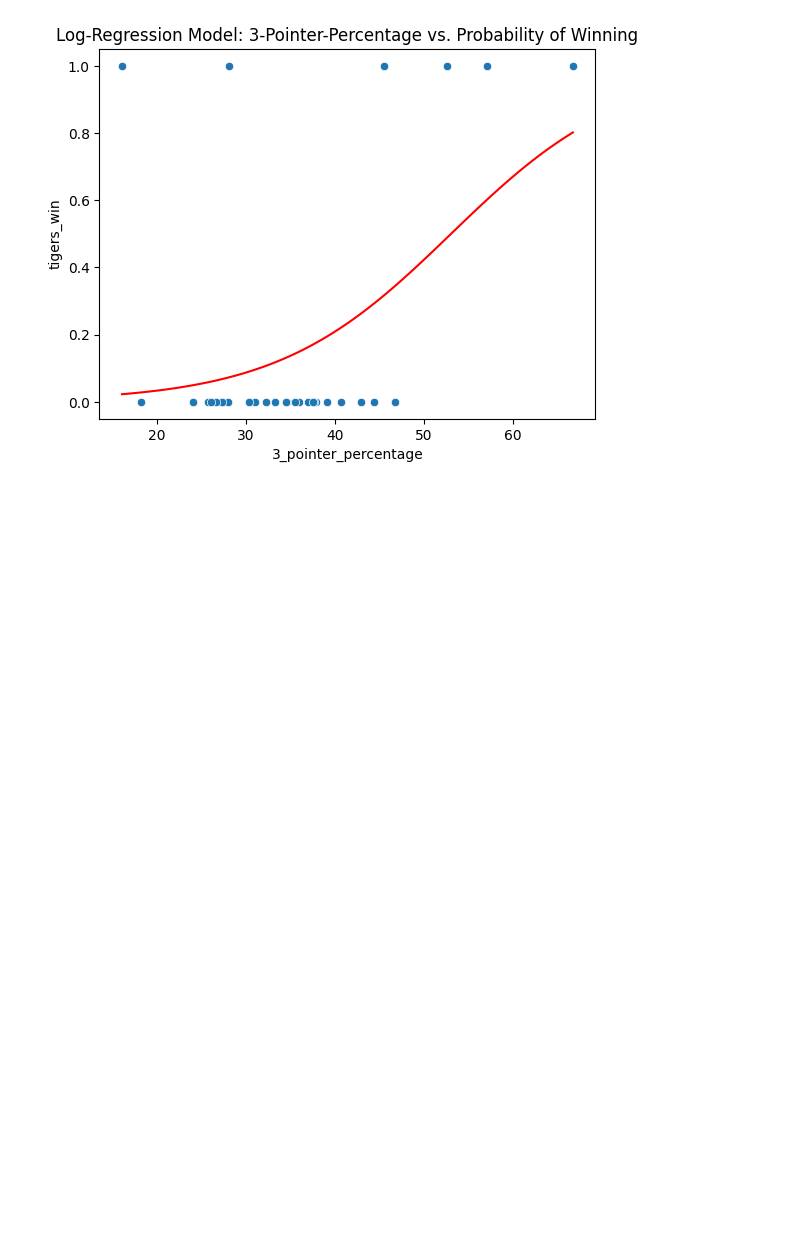
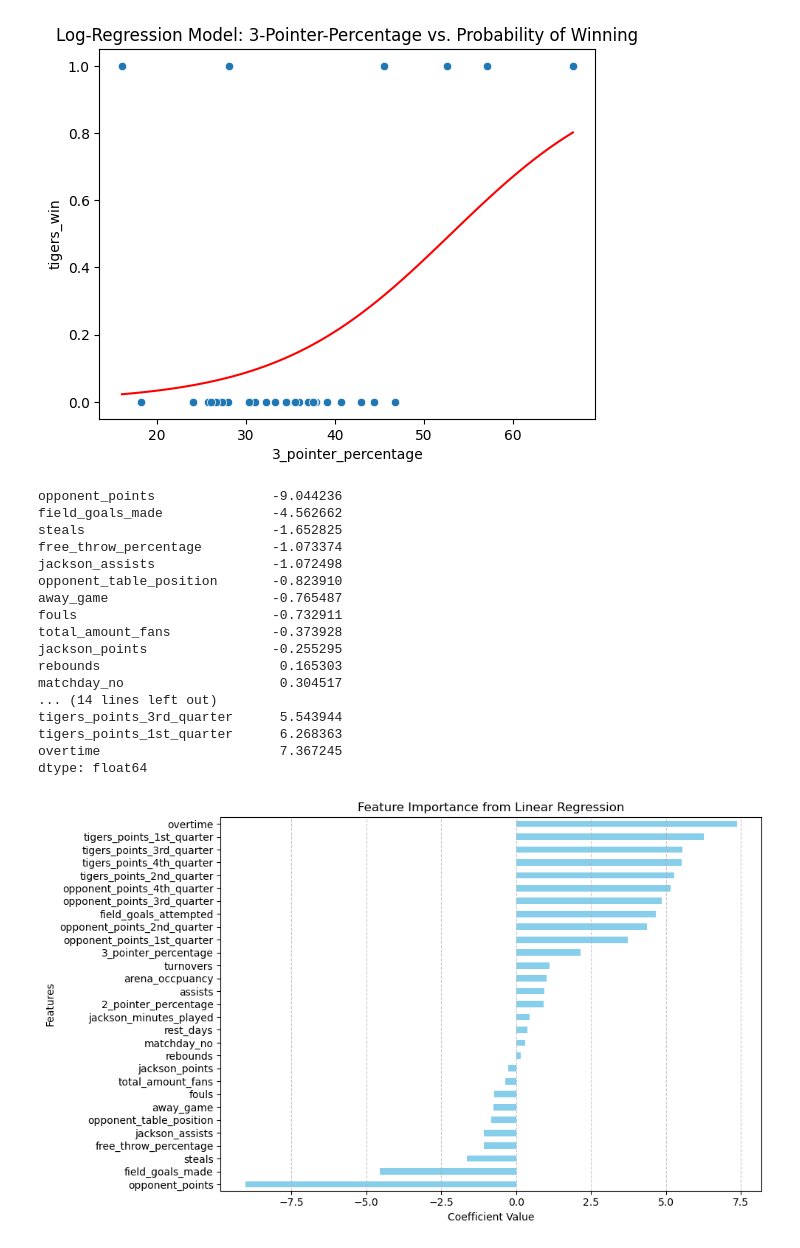
Before and after one commit to dxmme/T-biTigers, a Jupyter notebook: src/plots.ipynb, the cells around one changed output. Saved outputs shown, nothing was run; the diff lists cells and outputs as text; code cells hidden in the pictures; blank space fills up the shorter version.

Commit message:
create linear regression model for tigers_points as target

```diff
--- a/src/plots.ipynb
+++ b/src/plots.ipynb
@@ -129,3 +129,48 @@ plt.title("Log-Regression Model: 3-Pointer-Percentage vs. Probability of Winning
 plt.show()
 # %% [output]
 [figure]
+# %%
+# Linear Regression Model
+df = data
+X = df.drop(columns=["tigers_win", "tigers_points"])
+y = df["tigers_points"]
+
+# Standardize features
+scaler = StandardScaler()
+X_scaled = scaler.fit_transform(X)
+
+# Logistic Regression to identify important features
+model = LinearRegression()
+model.fit(X_scaled, y)
+
+# Feature importance
+importance = pd.Series(model.coef_, index=X.columns).sort_values()
+print(importance)
+
+plt.figure(figsize=(10, 6))
+importance.plot(kind="barh", color="skyblue")
+plt.title("Feature Importance from Linear Regression")
+plt.xlabel("Coefficient Value")
+plt.ylabel("Features")
+plt.grid(axis='x', linestyle='--', alpha=0.7)
+plt.tight_layout()
+plt.show()
+# %% [output]
+opponent_points               -9.044236
+field_goals_made              -4.562662
+steals                        -1.652825
+free_throw_percentage         -1.073374
+jackson_assists               -1.072498
+opponent_table_position       -0.823910
+away_game                     -0.765487
+fouls                         -0.732911
+total_amount_fans             -0.373928
+jackson_points                -0.255295
+rebounds                       0.165303
+matchday_no                    0.304517
+... (14 lines left out)
+tigers_points_3rd_quarter      5.543944
+tigers_points_1st_quarter      6.268363
+overtime                       7.367245
+dtype: float64
+[figure, added]
```
Also changed, not shown: parts of 4 cells of this notebook.
